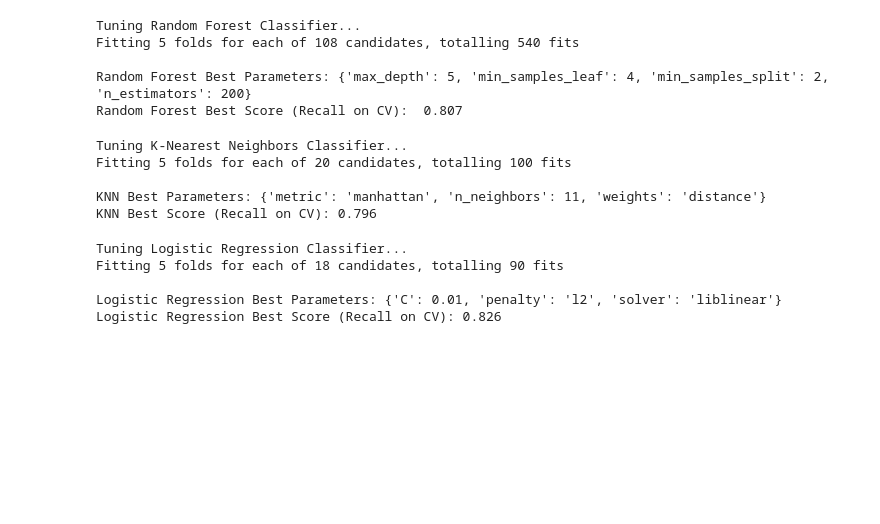
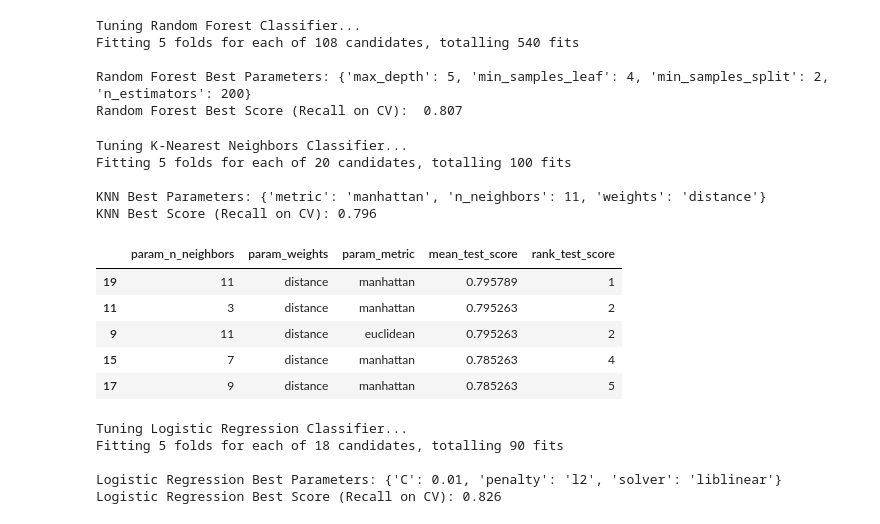
Before and after one commit to PaoloWalsh/medical-diagnosis-aid, a Jupyter notebook: notebooks/heart-data-machine-learning.ipynb, the cells around one changed output. Cells and saved outputs as stored; diff of their text form; code cells hidden in the pictures; blank space fills up the shorter version.

```diff
--- a/notebooks/heart-data-machine-learning.ipynb
+++ b/notebooks/heart-data-machine-learning.ipynb
@@ -272,6 +272,17 @@ Fitting 5 folds for each of 20 candidates, totalling 100 fits
 
 KNN Best Parameters: {'metric': 'manhattan', 'n_neighbors': 11, 'weights': 'distance'}
 KNN Best Score (Recall on CV): 0.796
+# %%
+knn_df = pd.DataFrame(knn_grid.cv_results_)
+knn_df.head()
+knn_df[['param_n_neighbors', 'param_weights','param_metric', 'mean_test_score', 'rank_test_score']].sort_values('rank_test_score', ascending=True).head()
+# %% [output]
+|  | param_n_neighbors | param_weights | param_metric | mean_test_score | rank_test_score |
+| 19 | 11 | distance | manhattan | 0.795789 | 1 |
+| 11 | 3 | distance | manhattan | 0.795263 | 2 |
+| 9 | 11 | distance | euclidean | 0.795263 | 2 |
+| 15 | 7 | distance | manhattan | 0.785263 | 4 |
+| 17 | 9 | distance | manhattan | 0.785263 | 5 |
 # %%
 # Logistic Regression tuning
 print("\nTuning Logistic Regression Classifier...")
```
Also changed, not shown: parts of 5 cells of this notebook.
